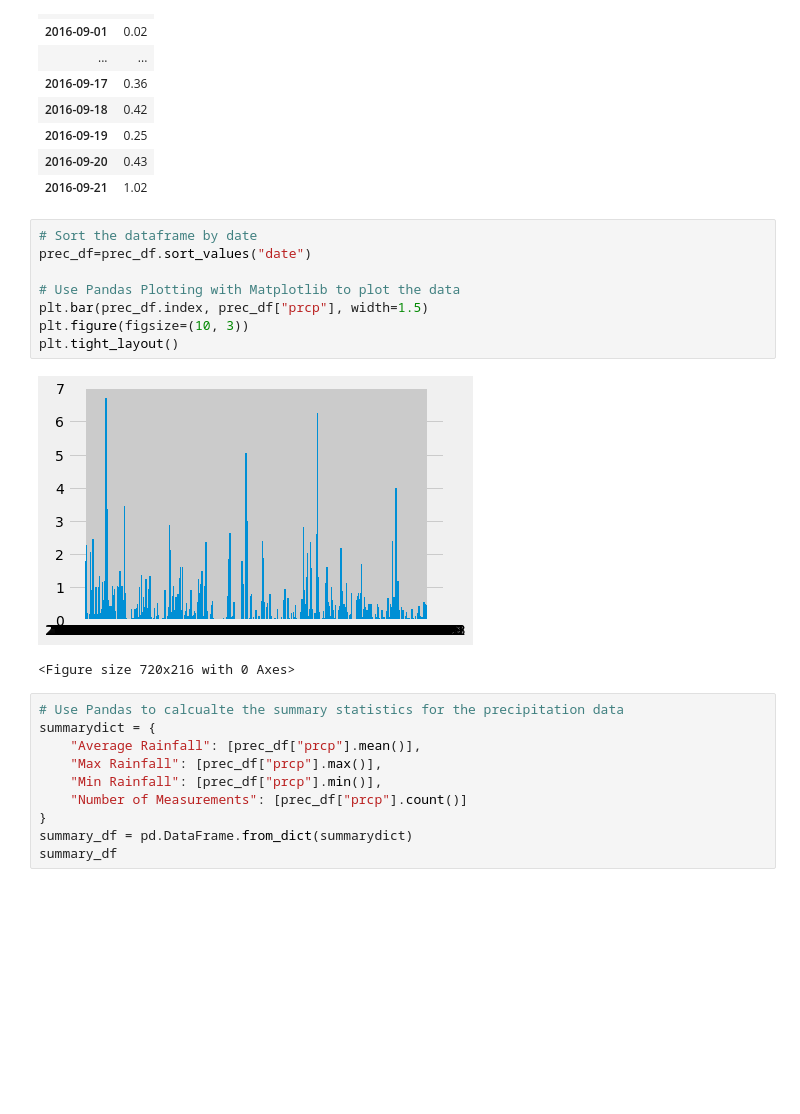
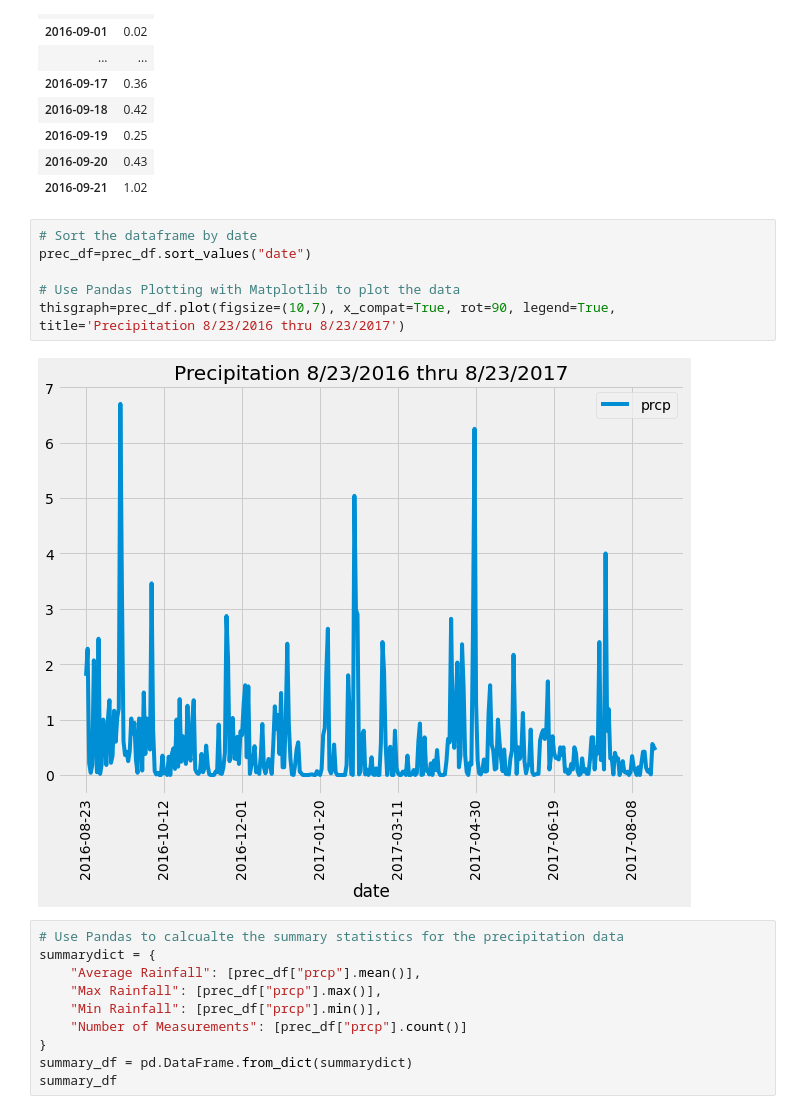
Before and after one commit to NateWitte/sqlalchemy-challenge, a Jupyter notebook: climate_starter_Nate_Witte.ipynb, the cells around one changed output. Saved outputs shown, nothing was run; the diff lists cells and outputs as text; blank space fills up the shorter version.

Commit message:
Fixed first graph

```diff
--- a/climate_starter_Nate_Witte.ipynb
+++ b/climate_starter_Nate_Witte.ipynb
@@ -95,14 +95,11 @@ prec_df.head(30)
 # %%
 # Sort the dataframe by date
 prec_df=prec_df.sort_values("date")
 
 # Use Pandas Plotting with Matplotlib to plot the data
-plt.bar(prec_df.index, prec_df["prcp"], width=1.5)
-plt.figure(figsize=(10, 3))
-plt.tight_layout()
+thisgraph=prec_df.plot(figsize=(10,7), x_compat=True, rot=90, legend=True, title='Precipitation 8/23/2016 thru 8/23/2017')
 # %% [output]
-[figure, old version]
+[figure, new version]
-<Figure size 720x216 with 0 Axes>
 # %%
 # Use Pandas to calcualte the summary statistics for the precipitation data
 summarydict = {
```
Also changed, not shown: 1 other file.
